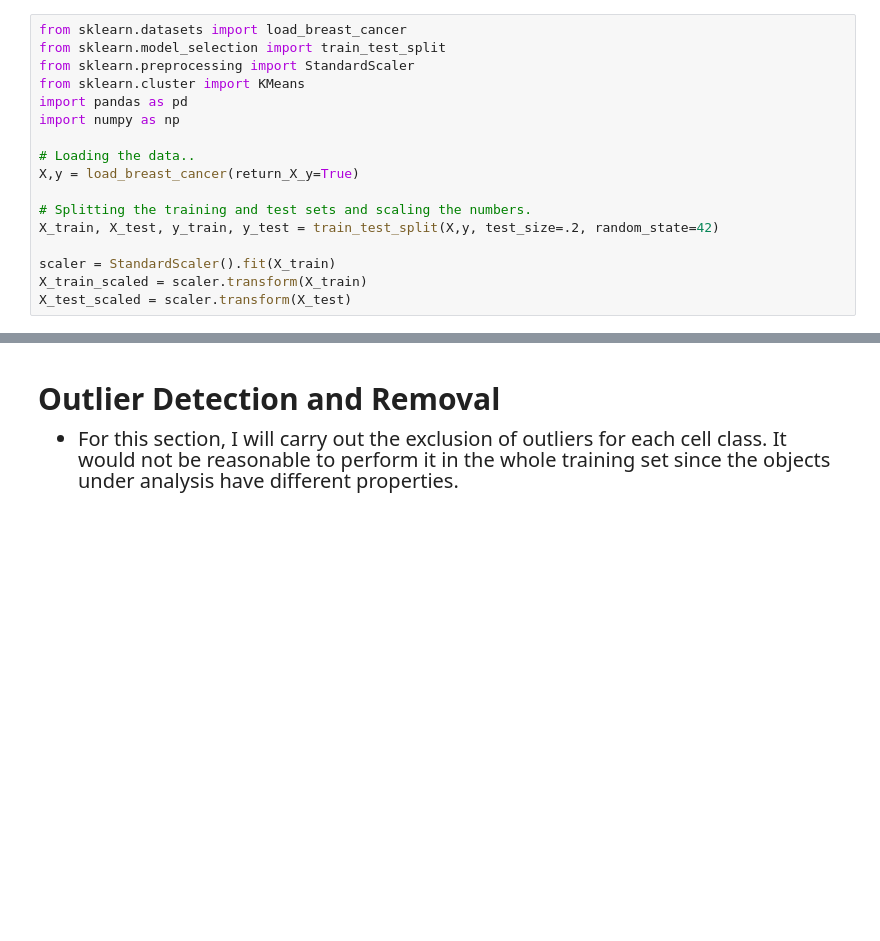
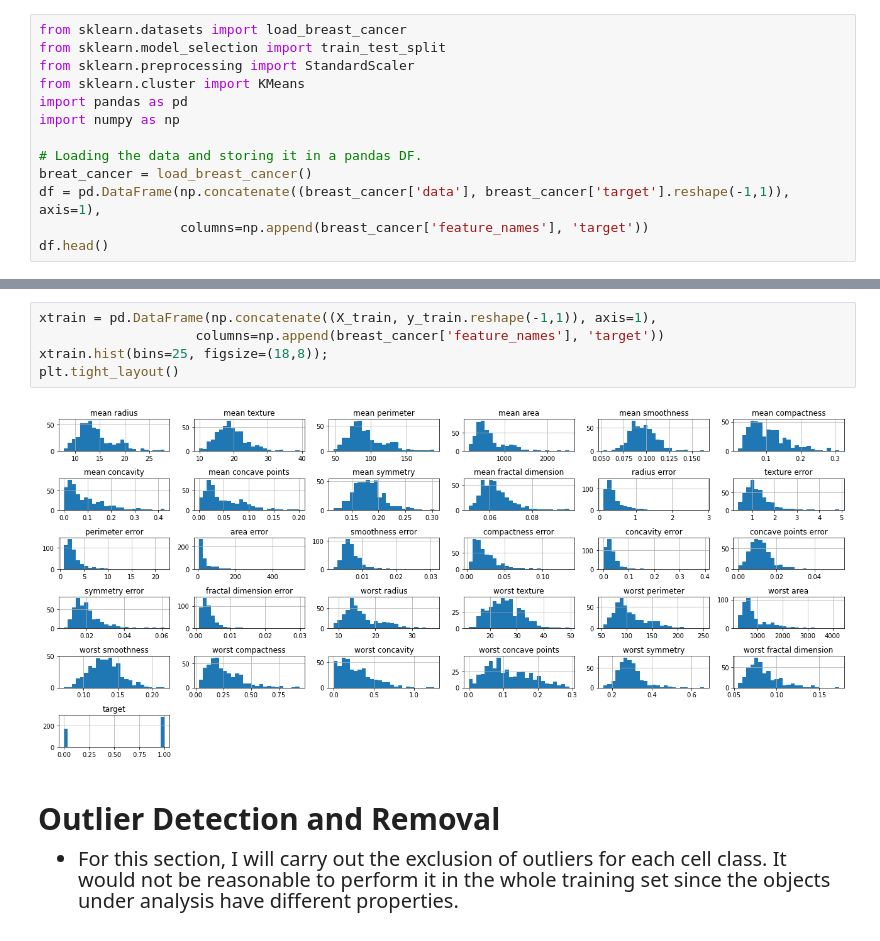
Before and after one commit to felipesveiga/breast-cancer-2-cells, a Jupyter notebook: semi-sup-breat-cancer.ipynb, the cells around one changed output, grey strips where cells are left out. Drawn from its saved outputs; the diff is of its cells as text; blank space fills up the shorter version.

```diff
--- a/semi-sup-breat-cancer.ipynb
+++ b/semi-sup-breat-cancer.ipynb
@@ -8,12 +8,8 @@ from sklearn.cluster import KMeans
 import pandas as pd
 import numpy as np
 
-# Loading the data..
-X,y = load_breast_cancer(return_X_y=True)
-
-# Splitting the training and test sets and scaling the numbers.
-X_train, X_test, y_train, y_test = train_test_split(X,y, test_size=.2, random_state=42)
-
-scaler = StandardScaler().fit(X_train)
-X_train_scaled = scaler.transform(X_train)
-X_test_scaled = scaler.transform(X_test)
+# Loading the data and storing it in a pandas DF.
+breat_cancer = load_breast_cancer()
+df = pd.DataFrame(np.concatenate((breast_cancer['data'], breast_cancer['target'].reshape(-1,1)), axis=1),
+                  columns=np.append(breast_cancer['feature_names'], 'target'))
+df.head()
@@ -20,3 +42,10 @@ X_test_scaled = scaler.transform(X_test)
+# %%
+xtrain = pd.DataFrame(np.concatenate((X_train, y_train.reshape(-1,1)), axis=1),
+                    columns=np.append(breast_cancer['feature_names'], 'target'))
+xtrain.hist(bins=25, figsize=(18,8));
+plt.tight_layout()
+# %% [output]
+[figure, added]
 # %% [markdown]
 <h2 style='font-size:30px'> Outlier Detection and Removal</h2>
 <div>
```
Also changed, not shown: parts of 5 cells of this notebook.
